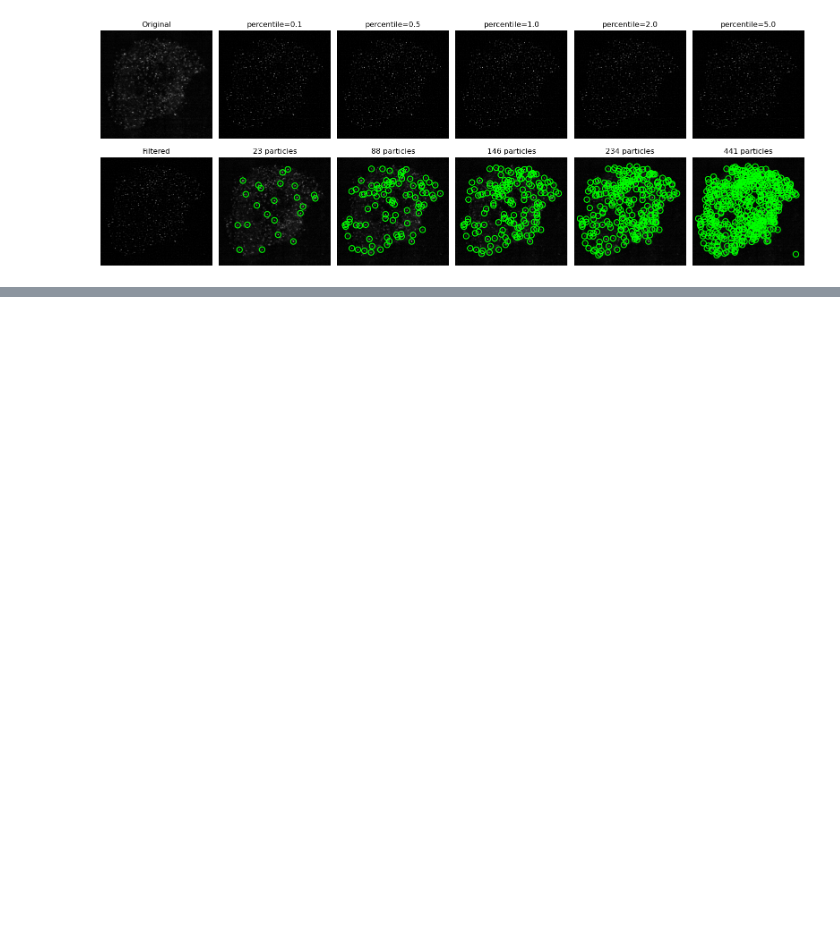
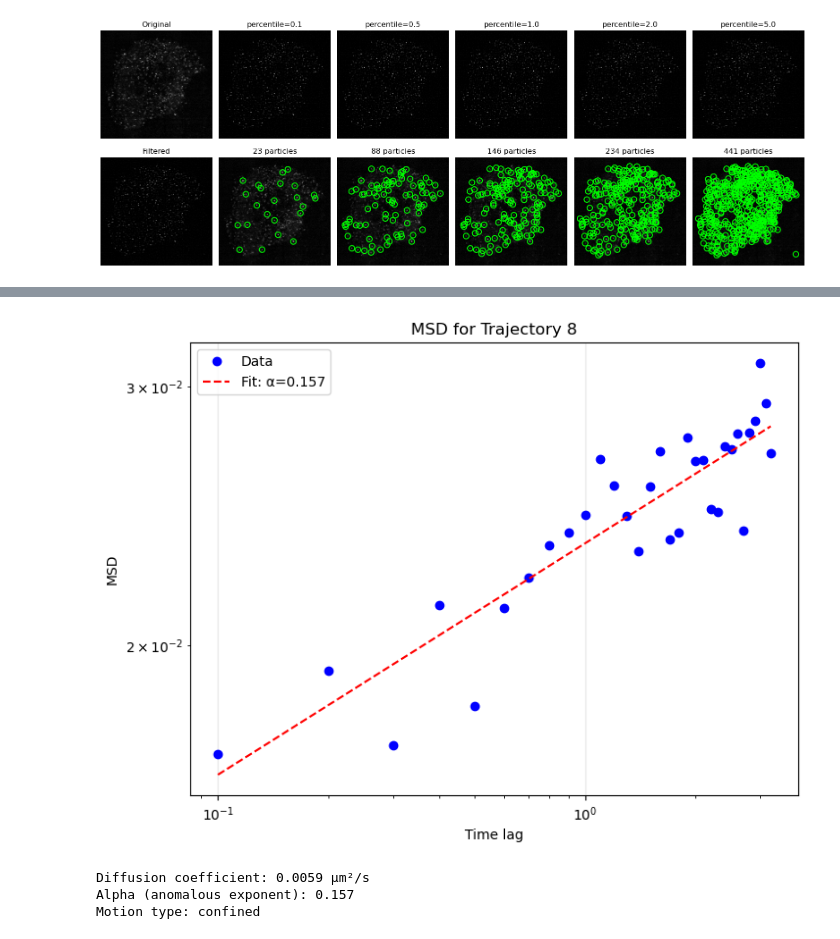
Before and after one commit to yugo8849/mosaic_tracker, a Jupyter notebook: examples/Untitled.ipynb, the cells around one changed output, grey strips where cells are left out. Cells and saved outputs as stored; diff of their text form; code cells hidden in the pictures; blank space fills up the shorter version.

```diff
--- a/examples/Untitled.ipynb
+++ b/examples/Untitled.ipynb
@@ -99,14 +124,20 @@ df.head(10)
 # %%
 # Plot MSD for a specific trajectory
 if tracker.trajectories:
-    traj_id = tracker.trajectories[0].id
+    longest_traj = max(tracker.trajectories, key=lambda t: t.length)
+    traj_id = longest_traj.id
     msd = tracker.get_msd(traj_id)
 
     fig, ax = plt.subplots(figsize=(8, 6))
     plot_msd(msd, ax=ax)
     plt.title(f'MSD for Trajectory {traj_id}')
     plt.show()
 
     print(f"Diffusion coefficient: {msd.diffusion_coeff:.4f} µm²/s")
     print(f"Alpha (anomalous exponent): {msd.slope:.3f}")
     print(f"Motion type: {msd.motion_type}")
+# %% [output]
+[figure, added]
+Diffusion coefficient: 0.0059 µm²/s
+Alpha (anomalous exponent): 0.157
+Motion type: confined
```
Also changed, not shown: parts of 6 cells of this notebook, 5 other files.
